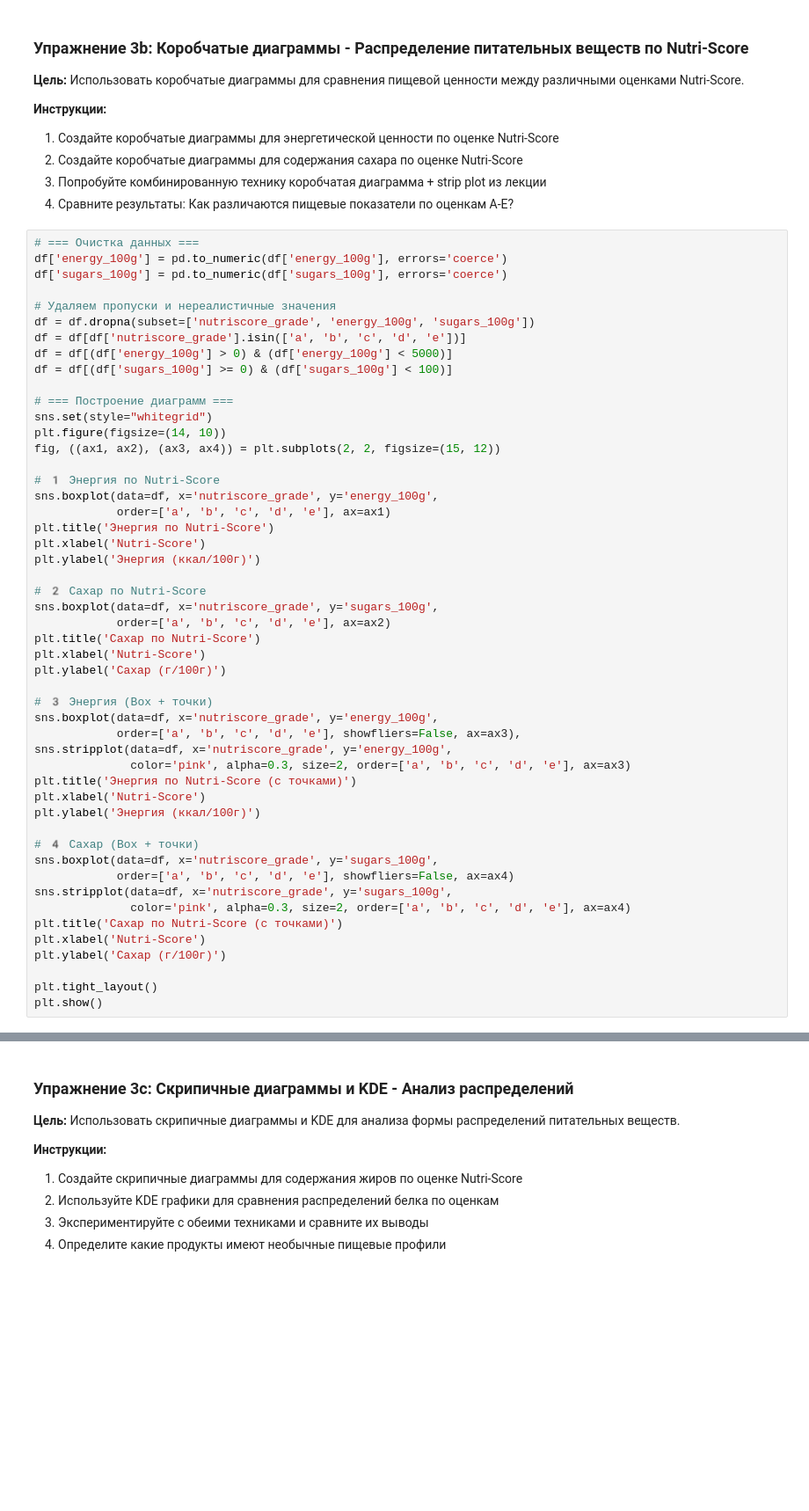
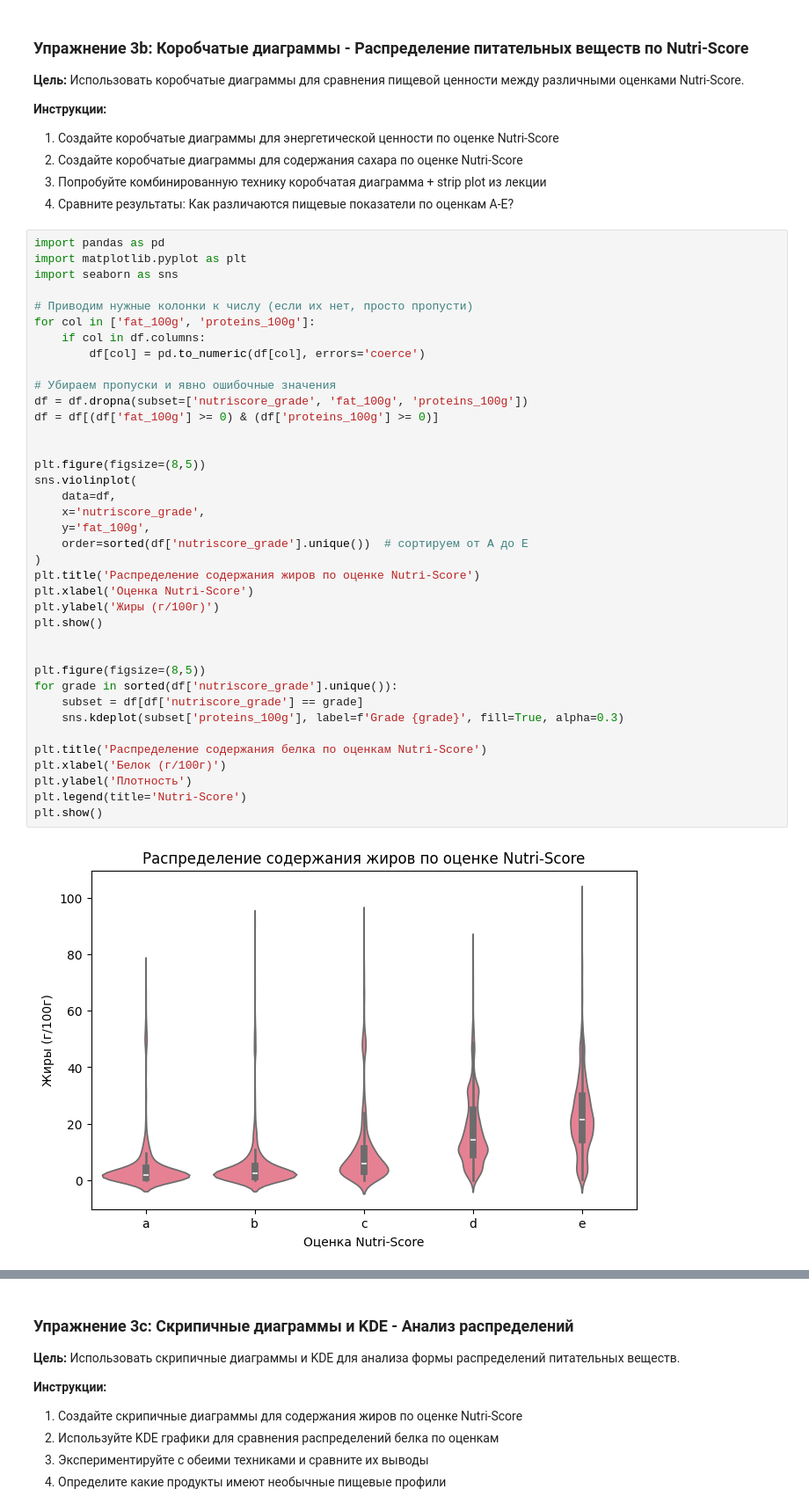
Before and after one commit to gulden333/iad_pr2, a Jupyter notebook: data_visualization_practice_s.ipynb, the cells around one changed output, grey strips where cells are left out. Shown at 88% size. Drawn from its saved outputs; the diff is of its cells as text; blank space fills up the shorter version.

Commit message:
Обновлён файл практики по визуализации данных

```diff
--- a/data_visualization_practice_s.ipynb
+++ b/data_visualization_practice_s.ipynb
@@ -197,52 +197,42 @@ plt.show()
 3. Попробуйте комбинированную технику коробчатая диаграмма + strip plot из лекции
 4. Сравните результаты: Как различаются пищевые показатели по оценкам A-E?
 # %%
-# === Очистка данных ===
-df['energy_100g'] = pd.to_numeric(df['energy_100g'], errors='coerce')
-df['sugars_100g'] = pd.to_numeric(df['sugars_100g'], errors='coerce')
+import pandas as pd
+import matplotlib.pyplot as plt
+import seaborn as sns
 
-# Удаляем пропуски и нереалистичные значения
-df = df.dropna(subset=['nutriscore_grade', 'energy_100g', 'sugars_100g'])
-df = df[df['nutriscore_grade'].isin(['a', 'b', 'c', 'd', 'e'])]
-df = df[(df['energy_100g'] > 0) & (df['energy_100g'] < 5000)]
-df = df[(df['sugars_100g'] >= 0) & (df['sugars_100g'] < 100)]
+# Приводим нужные колонки к числу (если их нет, просто пропусти)
+for col in ['fat_100g', 'proteins_100g']:
+    if col in df.columns:
+        df[col] = pd.to_numeric(df[col], errors='coerce')
 
-# === Построение диаграмм ===
-sns.set(style="whitegrid")
-plt.figure(figsize=(14, 10))
-fig, ((ax1, ax2), (ax3, ax4)) = plt.subplots(2, 2, figsize=(15, 12))
+# Убираем пропуски и явно ошибочные значения
+df = df.dropna(subset=['nutriscore_grade', 'fat_100g', 'proteins_100g'])
+df = df[(df['fat_100g'] >= 0) & (df['proteins_100g'] >= 0)]
 
-# 1️ Энергия по Nutri-Score
-sns.boxplot(data=df, x='nutriscore_grade', y='energy_100g',
-            order=['a', 'b', 'c', 'd', 'e'], ax=ax1)
-plt.title('Энергия по Nutri-Score')
-plt.xlabel('Nutri-Score')
-plt.ylabel('Энергия (ккал/100г)')
 
-# 2️ Сахар по Nutri-Score
-sns.boxplot(data=df, x='nutriscore_grade', y='sugars_100g',
-            order=['a', 'b', 'c', 'd', 'e'], ax=ax2)
-plt.title('Сахар по Nutri-Score')
-plt.xlabel('Nutri-Score')
-plt.ylabel('Сахар (г/100г)')
+plt.figure(figsize=(8,5))
+sns.violinplot(
+    data=df,
+    x='nutriscore_grade',
+    y='fat_100g',
+    order=sorted(df['nutriscore_grade'].unique())  # сортируем от A до E
+)
+plt.title('Распределение содержания жиров по оценке Nutri-Score')
+plt.xlabel('Оценка Nutri-Score')
+plt.ylabel('Жиры (г/100г)')
+plt.show()
 
-# 3️ Энергия (Box + точки)
-sns.boxplot(data=df, x='nutriscore_grade', y='energy_100g',
-            order=['a', 'b', 'c', 'd', 'e'], showfliers=False, ax=ax3),
-sns.stripplot(data=df, x='nutriscore_grade', y='energy_100g',
-              color='pink', alpha=0.3, size=2, order=['a', 'b', 'c', 'd', 'e'], ax=ax3)
-plt.title('Энергия по Nutri-Score (с точками)')
-plt.xlabel('Nutri-Score')
-plt.ylabel('Энергия (ккал/100г)')
 
-# 4️ Сахар (Box + точки)
-sns.boxplot(data=df, x='nutriscore_grade', y='sugars_100g',
-            order=['a', 'b', 'c', 'd', 'e'], showfliers=False, ax=ax4)
-sns.stripplot(data=df, x='nutriscore_grade', y='sugars_100g',
-              color='pink', alpha=0.3, size=2, order=['a', 'b', 'c', 'd', 'e'], ax=ax4)
-plt.title('Сахар по Nutri-Score (с точками)')
-plt.xlabel('Nutri-Score')
-plt.ylabel('Сахар (г/100г)')
+plt.figure(figsize=(8,5))
+for grade in sorted(df['nutriscore_grade'].unique()):
+    subset = df[df['nutriscore_grade'] == grade]
+    sns.kdeplot(subset['proteins_100g'], label=f'Grade {grade}', fill=True, alpha=0.3)
 
-plt.tight_layout()
+plt.title('Распределение содержания белка по оценкам Nutri-Score')
+plt.xlabel('Белок (г/100г)')
+plt.ylabel('Плотность')
+plt.legend(title='Nutri-Score')
 plt.show()
+# %% [output]
+[figure, added]
```
Also changed, not shown: parts of 1 cell of this notebook.
